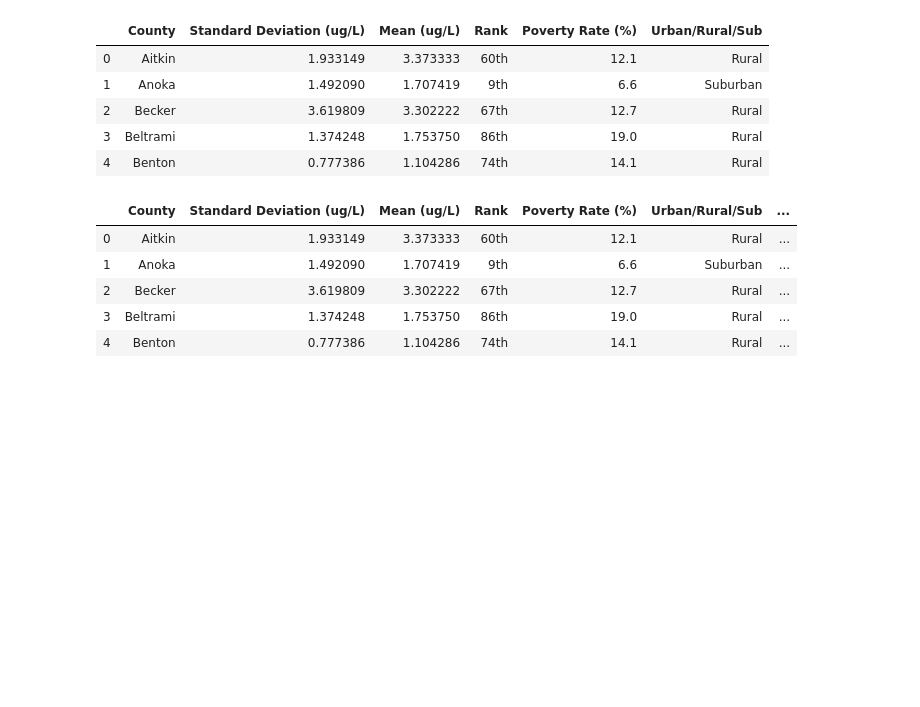
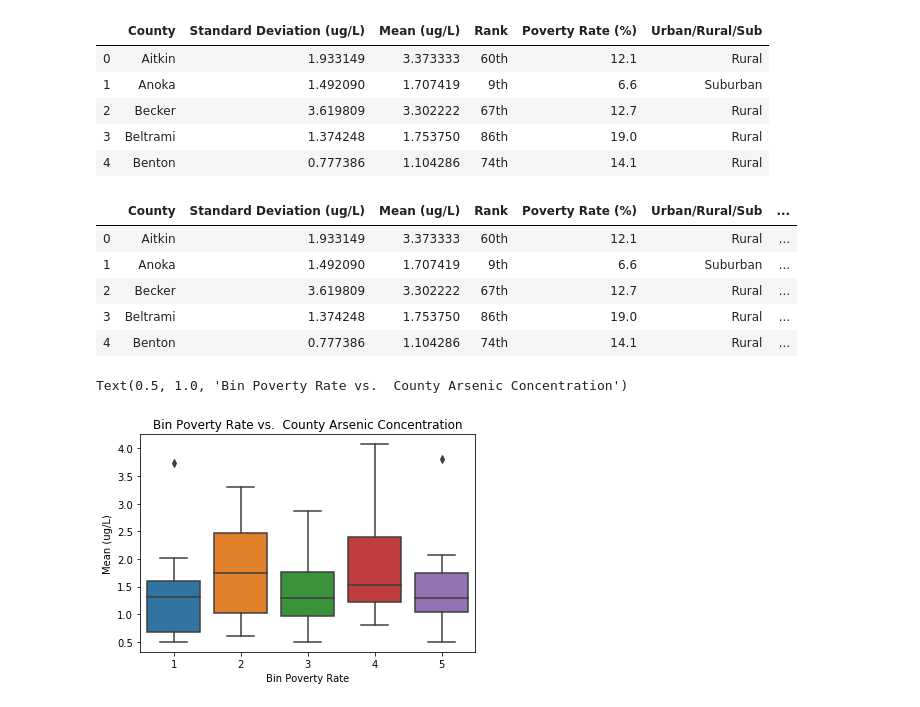
Before and after one commit to bkaczmarczik28/MN-Drinking-Water-Quality, a Jupyter notebook: PovertyByCounty.ipynb, the cells around one changed output. Cells and saved outputs as stored; diff of their text form; code cells hidden in the pictures; blank space fills up the shorter version.

Commit message:
Created boxplot for arsenic concentration vs. bin povery rate

```diff
--- a/PovertyByCounty.ipynb
+++ b/PovertyByCounty.ipynb
@@ -378,3 +381,9 @@ county_combined.head()
 | 2 | Becker | 3.619809 | 3.302222 | 67th | 12.7 | Rural | ... |
 | 3 | Beltrami | 1.374248 | 1.753750 | 86th | 19.0 | Rural | ... |
 | 4 | Benton | 0.777386 | 1.104286 | 74th | 14.1 | Rural | ... |
+# %%
+ax=sns.boxplot(x=county_combined["Bin Poverty Rate"], y=county_combined["Mean (ug/L)"])
+ax.axes.set_title("Bin Poverty Rate vs.  County Arsenic Concentration")
+# %% [output]
+Text(0.5, 1.0, 'Bin Poverty Rate vs.  County Arsenic Concentration')
+[figure, added]
```
Also changed, not shown: parts of 1 cell of this notebook.
